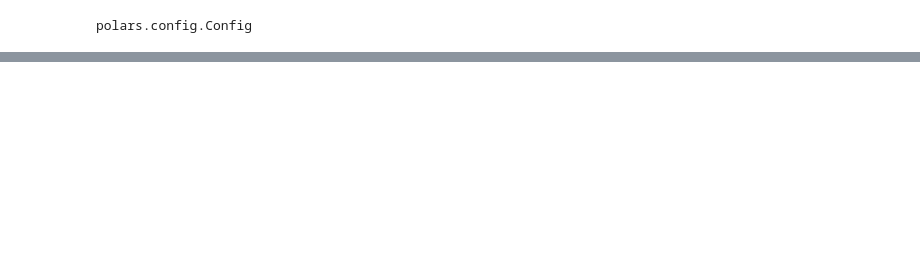
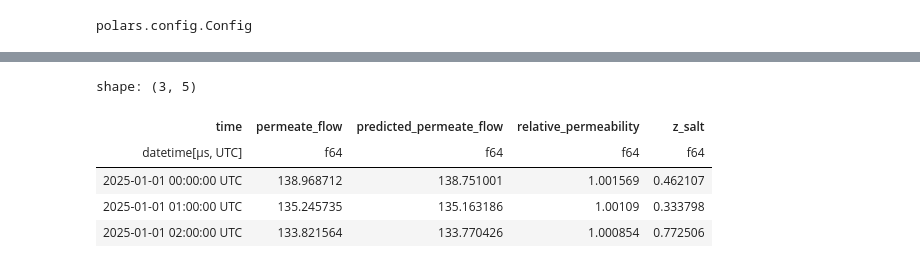
Before and after one commit to DataDrivenCPS/acquirium, a Jupyter notebook: notebooks/watertap/soft-sensor.ipynb, the cells around one changed output, grey strips where cells are left out. Saved outputs shown, nothing was run; the diff lists cells and outputs as text; code cells hidden in the pictures; blank space fills up the shorter version.

```diff
--- a/notebooks/watertap/soft-sensor.ipynb
+++ b/notebooks/watertap/soft-sensor.ipynb
@@ -269,0 +242,33 @@ anomaly_score at onset: 12.8   (vs. 1.6 in the first hour, 515.1 by the end)
+# %%
+X_all = df.select(FEATURES).to_numpy()
+
+pred_flow = model_flow.predict(X_all)
+pred_salt = model_salt.predict(X_all)
+
+relative_permeability_raw = df["permeate_flow"].to_numpy() / pred_flow
+
+SMOOTH_SAMPLES = 6  # 6-hour trailing rolling mean to tame ratio noise
+relative_permeability = (
+    pl.Series(relative_permeability_raw)
+      .rolling_mean(window_size=SMOOTH_SAMPLES, min_samples=1)
+      .to_numpy()
+)
+
+# Salt passage residual, kept as a secondary corroborating signal (not the detector).
+resid_salt = df["salt_passage"].to_numpy() - pred_salt
+z_salt = resid_salt / model_salt.train_resid_std_
+
+df = df.with_columns([
+    pl.Series("predicted_permeate_flow", pred_flow),
+    pl.Series("relative_permeability_raw", relative_permeability_raw),
+    pl.Series("relative_permeability", relative_permeability),
+    pl.Series("z_salt", z_salt),
+])
+df.select(["time", "permeate_flow", "predicted_permeate_flow", "relative_permeability", "z_salt"]).head(3)
+# %% [output]
+shape: (3, 5)
+| time | permeate_flow | predicted_permeate_flow | relative_permeability | z_salt |
+| datetime[μs, UTC] | f64 | f64 | f64 | f64 |
+| 2025-01-01 00:00:00 UTC | 138.968712 | 138.751001 | 1.001569 | 0.462107 |
+| 2025-01-01 01:00:00 UTC | 135.245735 | 135.163186 | 1.00109 | 0.333798 |
+| 2025-01-01 02:00:00 UTC | 133.821564 | 133.770426 | 1.000854 | 0.772506 |
```
Also changed, not shown: parts of 29 cells of this notebook, 5 other files.
